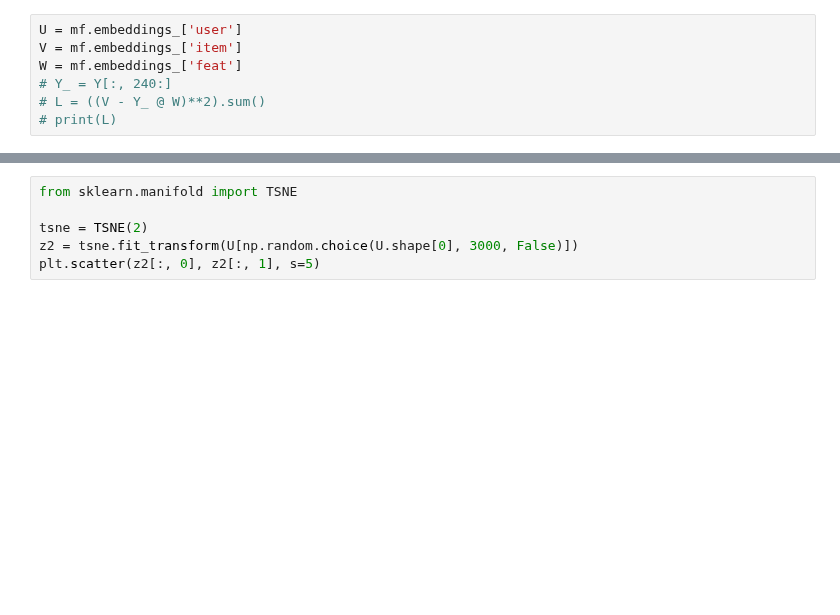
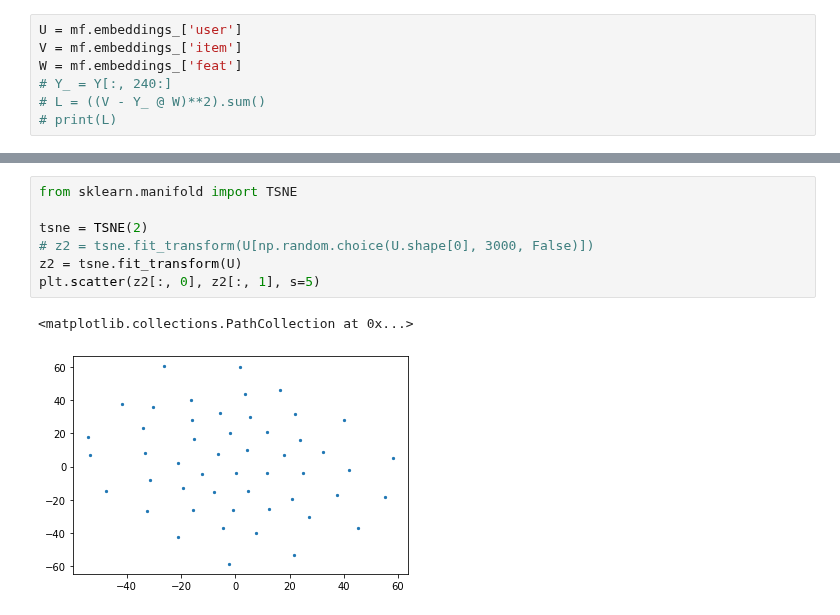
Before and after one commit to mmc-tudelft/lyricpsych, a Jupyter notebook: notebooks/dev_mf.ipynb, the cells around one changed output, grey strips where cells are left out. Saved outputs shown, nothing was run; the diff lists cells and outputs as text; blank space fills up the shorter version.

```diff
--- a/notebooks/dev_mf.ipynb
+++ b/notebooks/dev_mf.ipynb
@@ -143,9 +172,13 @@ plt.imshow(W.T, aspect='auto')
 # %%
 from sklearn.manifold import TSNE
 
 tsne = TSNE(2)
-z2 = tsne.fit_transform(U[np.random.choice(U.shape[0], 3000, False)])
+# z2 = tsne.fit_transform(U[np.random.choice(U.shape[0], 3000, False)])
+z2 = tsne.fit_transform(U)
 plt.scatter(z2[:, 0], z2[:, 1], s=5)
+# %% [output]
+<matplotlib.collections.PathCollection at 0x...>
+[figure, added]
 # %%
 z2 = tsne.fit_transform(V[np.random.choice(V.shape[0], 3000, False)])
 plt.scatter(z2[:, 0], z2[:, 1], s=5)
```
Also changed, not shown: parts of 11 cells of this notebook, 1 other file.
